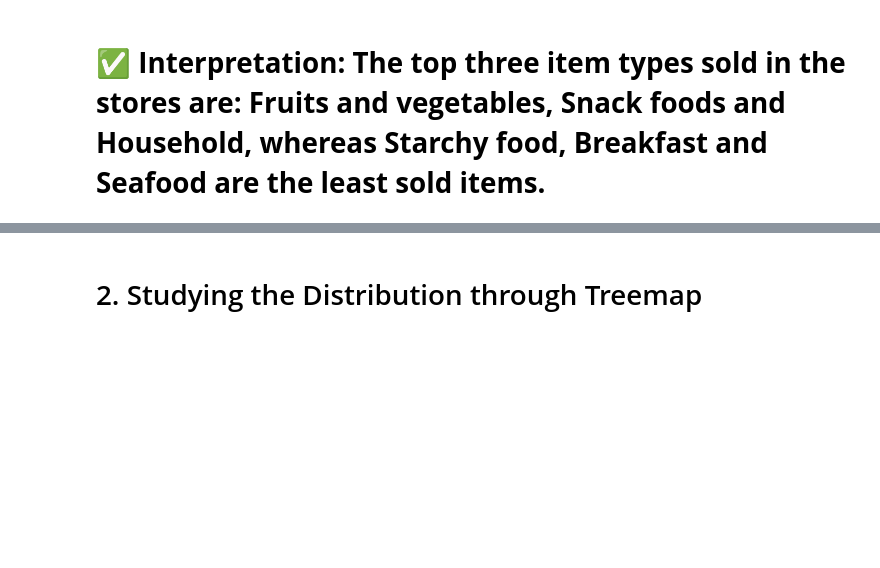
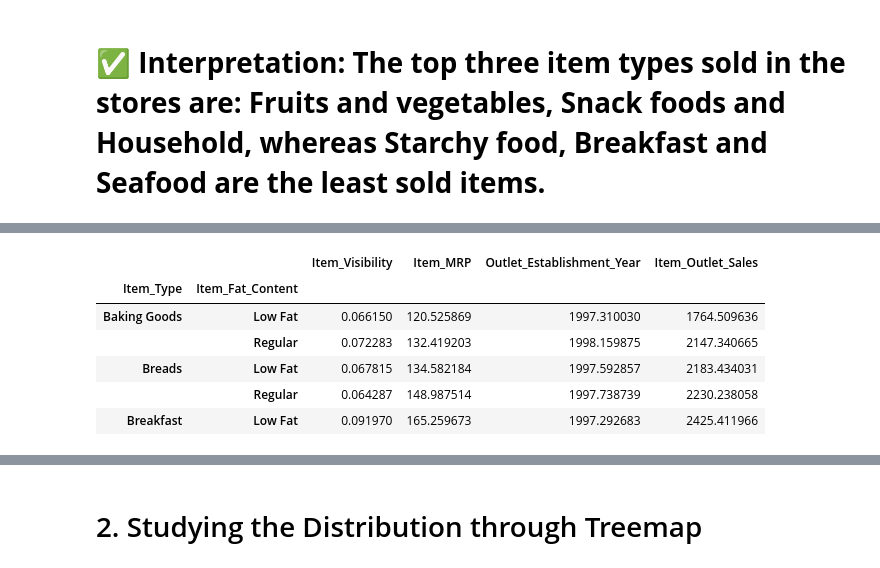
Before and after one commit to Souha-Kabtni/Food-Sales-Predictions, a Jupyter notebook: Souha_Kabtni_Project_1_Part_3_(Core)_Phase.ipynb, the cells around one changed output, grey strips where cells are left out. Saved outputs shown, nothing was run; the diff lists cells and outputs as text; code cells hidden in the pictures; blank space fills up the shorter version.

```diff
--- a/Souha_Kabtni_Project_1_Part_3_(Core)_Phase.ipynb
+++ b/Souha_Kabtni_Project_1_Part_3_(Core)_Phase.ipynb
@@ -399,0 +466,11 @@ plt.show();
+# %%
+dftest2 = df.groupby(['Item_Type', 'Item_Fat_Content']).mean()
+dftest2.head()
+# %% [output]
+|  |  | Item_Visibility | Item_MRP | Outlet_Establishment_Year | Item_Outlet_Sales |
+| Item_Type | Item_Fat_Content |  |  |  |  |
+| Baking Goods | Low Fat | 0.066150 | 120.525869 | 1997.310030 | 1764.509636 |
+|  | Regular | 0.072283 | 132.419203 | 1998.159875 | 2147.340665 |
+| Breads | Low Fat | 0.067815 | 134.582184 | 1997.592857 | 2183.434031 |
+|  | Regular | 0.064287 | 148.987514 | 1997.738739 | 2230.238058 |
+| Breakfast | Low Fat | 0.091970 | 165.259673 | 1997.292683 | 2425.411966 |
```
Also changed, not shown: parts of 21 cells of this notebook.
